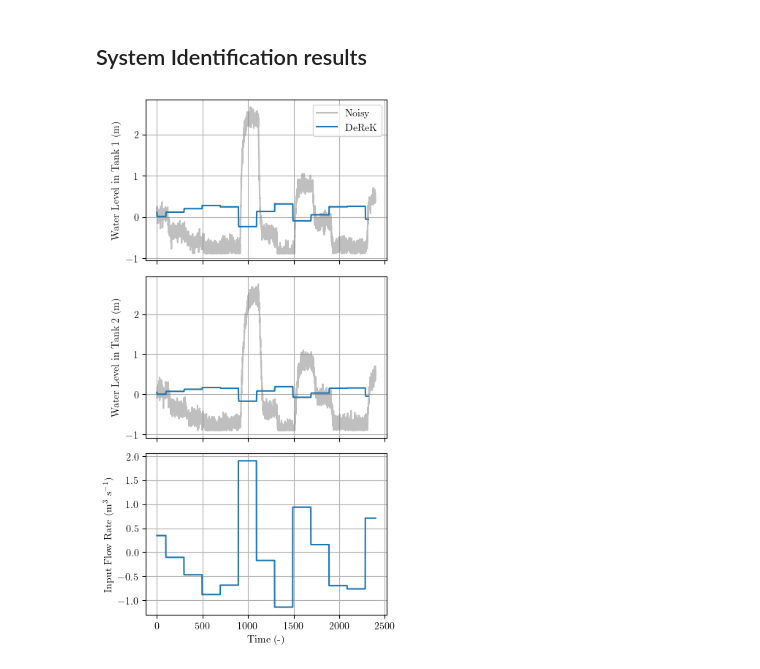
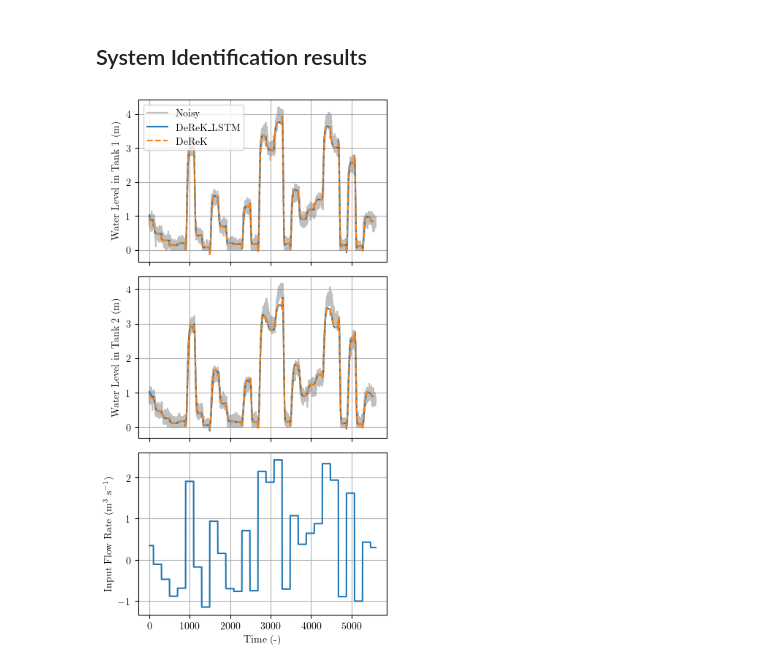
Before and after one commit to PatrikValabek/deep-koopman-with-time-delays, a Jupyter notebook: examples/delay_LSTM.ipynb, the cells around one changed output. Saved outputs shown, nothing was run; the diff lists cells and outputs as text; code cells hidden in the pictures.

Commit message:
feat(DeReK): add no LSTM example

```diff
--- a/examples/delay_LSTM.ipynb
+++ b/examples/delay_LSTM.ipynb
@@ -349,3 +359,0 @@ n_test = 2400  # test_data["Y"].shape[0]
-# %%
-# update the rollout length based on the test data
-problem.nodes[7].nsteps = n_test - time
@@ -367,11 +359,0 @@ res4 = problem.nodes[8](res3)
-# %%
-pred_traj = res4["yhat"][:, :-1, :].detach().numpy().reshape(-1, nx).T
-true_traj = test_datadict["Y"][:30, :, :].detach().numpy().reshape(-1, nx).T
-input_traj = (
-    test_datadict["U"][:30, :, :]
-    .reshape(1, 2400, 1)
-    .detach()
-    .numpy()
-    .reshape(-1, nu)
-    .T
-)
@@ -404,0 +360,5 @@ scipy.io.savemat("data/true_sim.mat", true)
+# %%
+# update the rollout length based on the test data
+# TODO: find out why does DeReK with LSTM crash with longer periods
+n_test = 5600  # test_data["Y"].shape[0]
+test_datadict = test_loader.dataset.datadict
@@ -404,0 +403,11 @@ scipy.io.savemat("data/true_sim.mat", true)
+# %%
+true_traj = (
+    test_datadict["Y"][: n_test // time, :, :].detach().numpy().reshape(-1, nx)
+)
+input_traj = (
+    test_datadict["U"][: n_test // time, :, :]
+    .reshape(1, n_test, 1)
+    .detach()
+    .numpy()
+    .reshape(-1, nu)
+)
@@ -405,7 +419,10 @@ scipy.io.savemat("data/true_sim.mat", true)
 # %%
-fig = plot_results(input_traj.T, {"Noisy": true_traj.T, "DeReK": pred_traj.T})
+fig = plot_results(
+    input_traj,
+    {"Noisy": denormalize(true_traj, mean_x, std_x), **Y_tests_pred},
+)
 # %% [output]
-[figure, old version]
+[figure, new version]
 # %%
 # save A and B matrices, where A = K.effective_W() and B = K_B.weight
 A = K.effective_W().detach().numpy()
```
Also changed, not shown: parts of 18 cells of this notebook, 4 other files.
